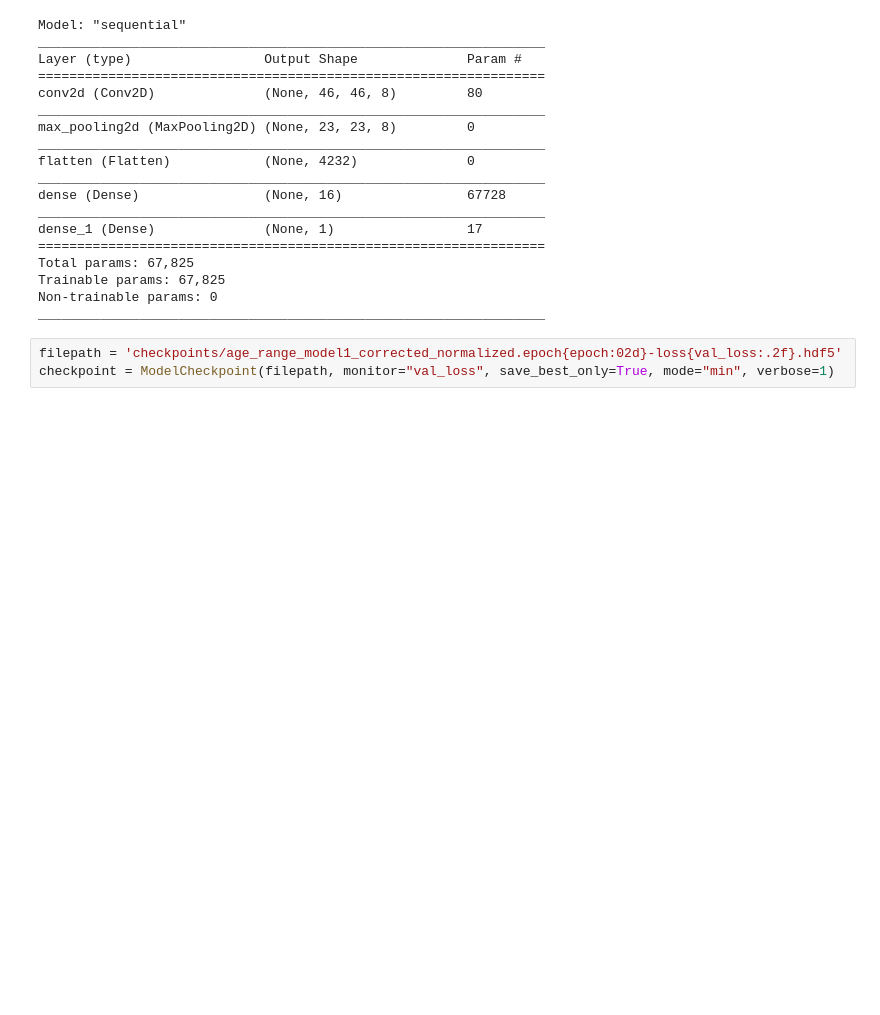
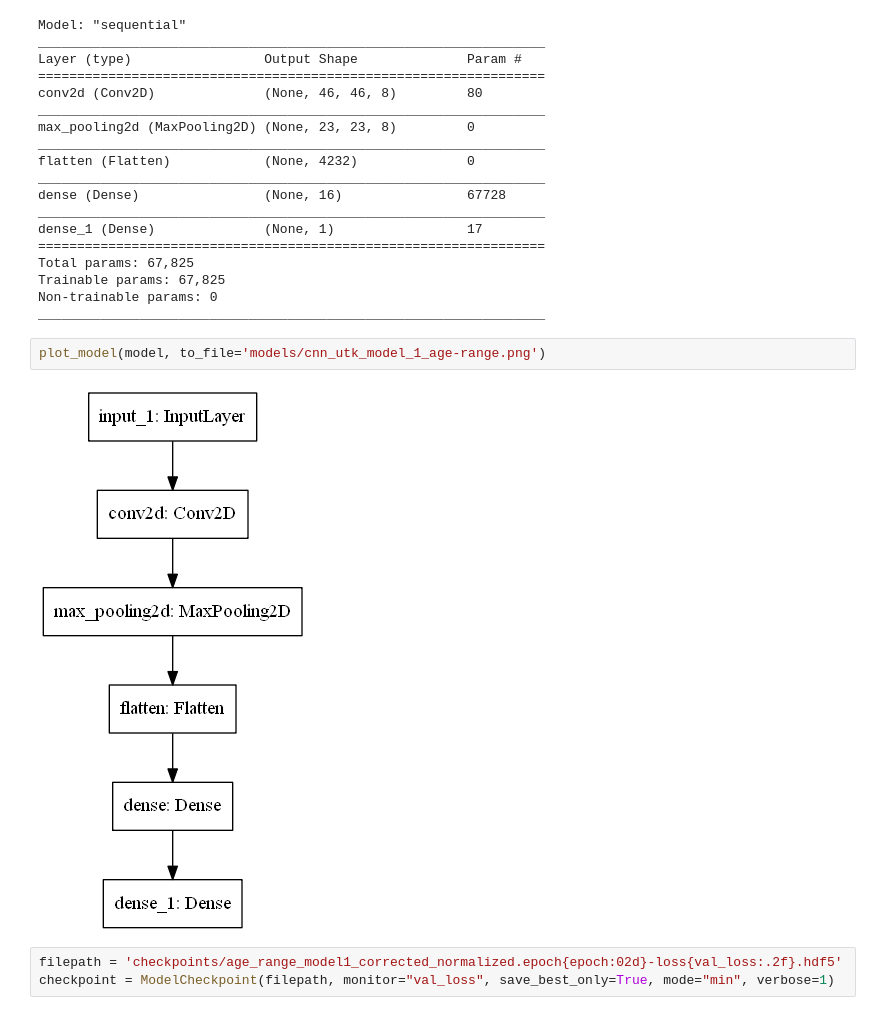
Before and after one commit to Facify/Models, a Jupyter notebook: CNN_UTK_Model_1_AgeRange.ipynb, the cells around one changed output. Saved outputs shown, nothing was run; the diff lists cells and outputs as text; blank space fills up the shorter version.

```diff
--- a/CNN_UTK_Model_1_AgeRange.ipynb
+++ b/CNN_UTK_Model_1_AgeRange.ipynb
@@ -149,6 +150,10 @@ Total params: 67,825
 Trainable params: 67,825
 Non-trainable params: 0
 _________________________________________________________________
+# %%
+plot_model(model, to_file='models/cnn_utk_model_1_age-range.png')
+# %% [output]
+[figure, added]
 # %%
 filepath = 'checkpoints/age_range_model1_corrected_normalized.epoch{epoch:02d}-loss{val_loss:.2f}.hdf5'
 checkpoint = ModelCheckpoint(filepath, monitor="val_loss", save_best_only=True, mode="min", verbose=1)
```
Also changed, not shown: parts of 1 cell of this notebook, 3 other files.
